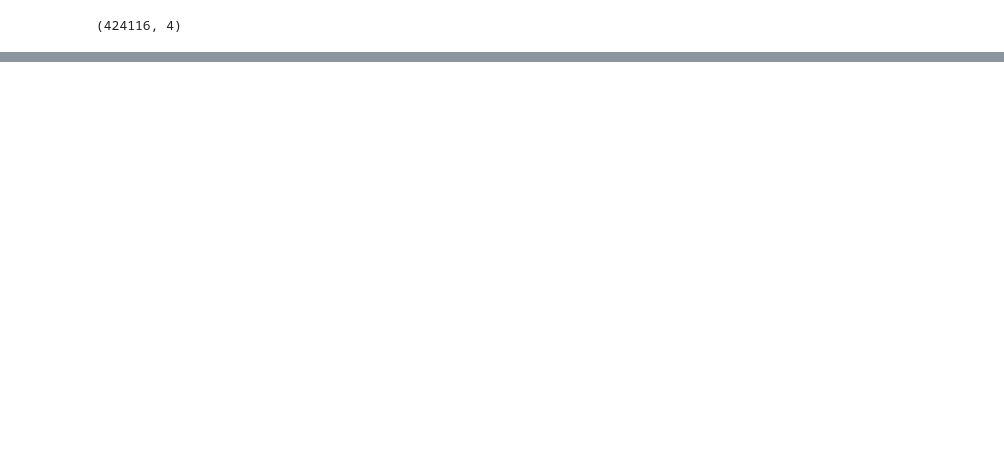
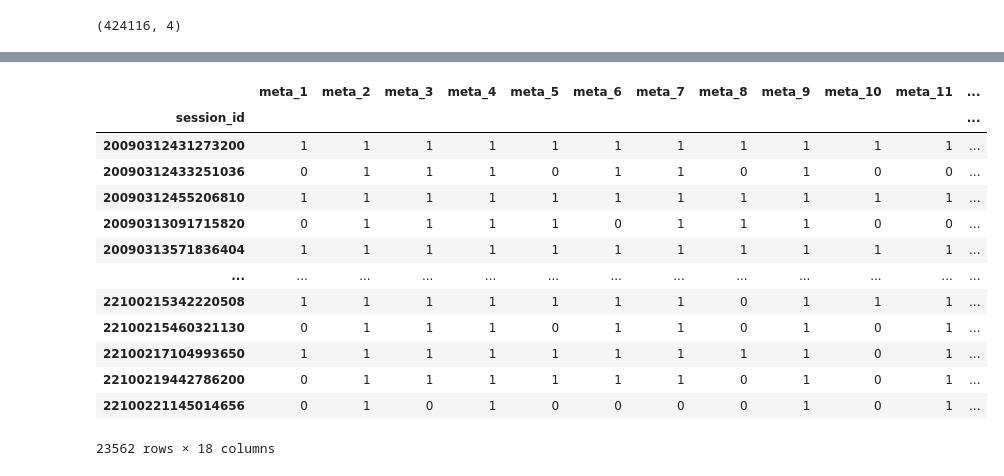
Before and after one commit to lhduc94/predict_student_perfomance, a Jupyter notebook: notebooks/new.ipynb, the cells around one changed output, grey strips where cells are left out. Cells and saved outputs as stored; diff of their text form; code cells hidden in the pictures; blank space fills up the shorter version.

```diff
--- a/notebooks/new.ipynb
+++ b/notebooks/new.ipynb
@@ -249,8 +522,8 @@ def feature_engineer(x, grp, use_extra):
       .alias(f'duration_level_{i}') for i in range(0,23)],
     # *[pl.col(c).drop_nulls().n_unique().alias(f"{c}_unique") for c in CATS],
     (pl.col('text_fqid').is_null().count().alias('text_fqid_null')),
-    (pl.col('hover_duration').mean()
-     .alias(f"hover_duration_mean")),
+    (pl.col('hover_duration').sum()
+     .alias(f"hover_duration_sum")),
     (pl.col('hover_duration').std()
      .alias(f"hover_duration_std")),
     (pl.col('hover_duration').max()
@@ -422,11 +695,13 @@ def feature_engineer(x, grp, use_extra):
     df = x.groupby(["session_id"], maintain_order=True).agg(aggs).sort("session_id")
     for col1 in event_features:
         for col2 in event_features:
-            if col1!=col2:
-
+            if col1!=col2 and col1!='checkpoint_click':
                 df = df.with_columns([pl.struct([f'{col1}_event_counts',f'{col2}_event_counts'])\
                                           .apply(lambda x: x[f'{col1}_event_counts']/(x[f'{col1}_event_counts']+x[f'{col2}_event_counts']+1))\
                                           .alias(f'{col1}/({col1}+{col2})')])
+    df = df.with_columns([pl.struct(['duration', 'hover_duration_sum']).apply(lambda x: 0 if not x['hover_duration_sum']  else x['duration'] - x['hover_duration_sum']).alias('active_time'),
+                          pl.struct(['hover_duration_sum','session_number']).apply(lambda x: 0 if not x['hover_duration_sum'] else x['hover_duration_sum']/x['session_number'])
+                          .alias('hover_duration_per_event')])
     if use_extra:
         if grp=='5-12':
             aggs = [
@@ -451,11 +726,3 @@ def feature_engineer(x, grp, use_extra):
             df = df.join(tmp, on="session_id", how='left')
 
     return df.to_pandas()
-# %%
-%%time
-df1 = feature_engineer(df1, grp='0-4', use_extra=False)
-print('df1 done',df1.shape)
-df2 = feature_engineer(df2, grp='5-12', use_extra=False)
-print('df2 done',df2.shape)
-df3 = feature_engineer(df3, grp='13-22', use_extra=False)
-print('df3 done',df3.shape)
@@ -474,3 +735,11 @@ def time_feature(train):
     train["minute"] = train["session_id"].apply(lambda x: int(str(x)[8:10])).astype(np.uint8)
     train["second"] = train["session_id"].apply(lambda x: int(str(x)[10:12])).astype(np.uint8)
     return train
+# %%
+%%time
+df1 = feature_engineering_df1(df1)
+print('df1 done',df1.shape)
+df2 = feature_engineer(df2, grp='5-12', use_extra=False)
+print('df2 done',df2.shape)
+df3 = feature_engineer(df3, grp='13-22', use_extra=False)
+print('df3 done',df3.shape)
@@ -855,0 +1017,17 @@ plt.show()
+# %%
+true
+# %% [output]
+|  | meta_1 | meta_2 | meta_3 | meta_4 | meta_5 | meta_6 | meta_7 | meta_8 | meta_9 | meta_10 | meta_11 | ... |
+| session_id |  |  |  |  |  |  |  |  |  |  |  | ... |
+| 20090312431273200 | 1 | 1 | 1 | 1 | 1 | 1 | 1 | 1 | 1 | 1 | 1 | ... |
+| 20090312433251036 | 0 | 1 | 1 | 1 | 0 | 1 | 1 | 0 | 1 | 0 | 0 | ... |
+| 20090312455206810 | 1 | 1 | 1 | 1 | 1 | 1 | 1 | 1 | 1 | 1 | 1 | ... |
+| 20090313091715820 | 0 | 1 | 1 | 1 | 1 | 0 | 1 | 1 | 1 | 0 | 0 | ... |
+| 20090313571836404 | 1 | 1 | 1 | 1 | 1 | 1 | 1 | 1 | 1 | 1 | 1 | ... |
+| ... | ... | ... | ... | ... | ... | ... | ... | ... | ... | ... | ... | ... |
+| 22100215342220508 | 1 | 1 | 1 | 1 | 1 | 1 | 1 | 0 | 1 | 1 | 1 | ... |
+| 22100215460321130 | 0 | 1 | 1 | 1 | 0 | 1 | 1 | 0 | 1 | 0 | 1 | ... |
+| 22100217104993650 | 1 | 1 | 1 | 1 | 1 | 1 | 1 | 1 | 1 | 0 | 1 | ... |
+| 22100219442786200 | 0 | 1 | 1 | 1 | 1 | 1 | 1 | 0 | 1 | 0 | 1 | ... |
+| 22100221145014656 | 0 | 1 | 0 | 1 | 0 | 0 | 0 | 0 | 1 | 0 | 1 | ... |
+23562 rows × 18 columns
```
Also changed, not shown: parts of 18 cells of this notebook, 6 other files.
